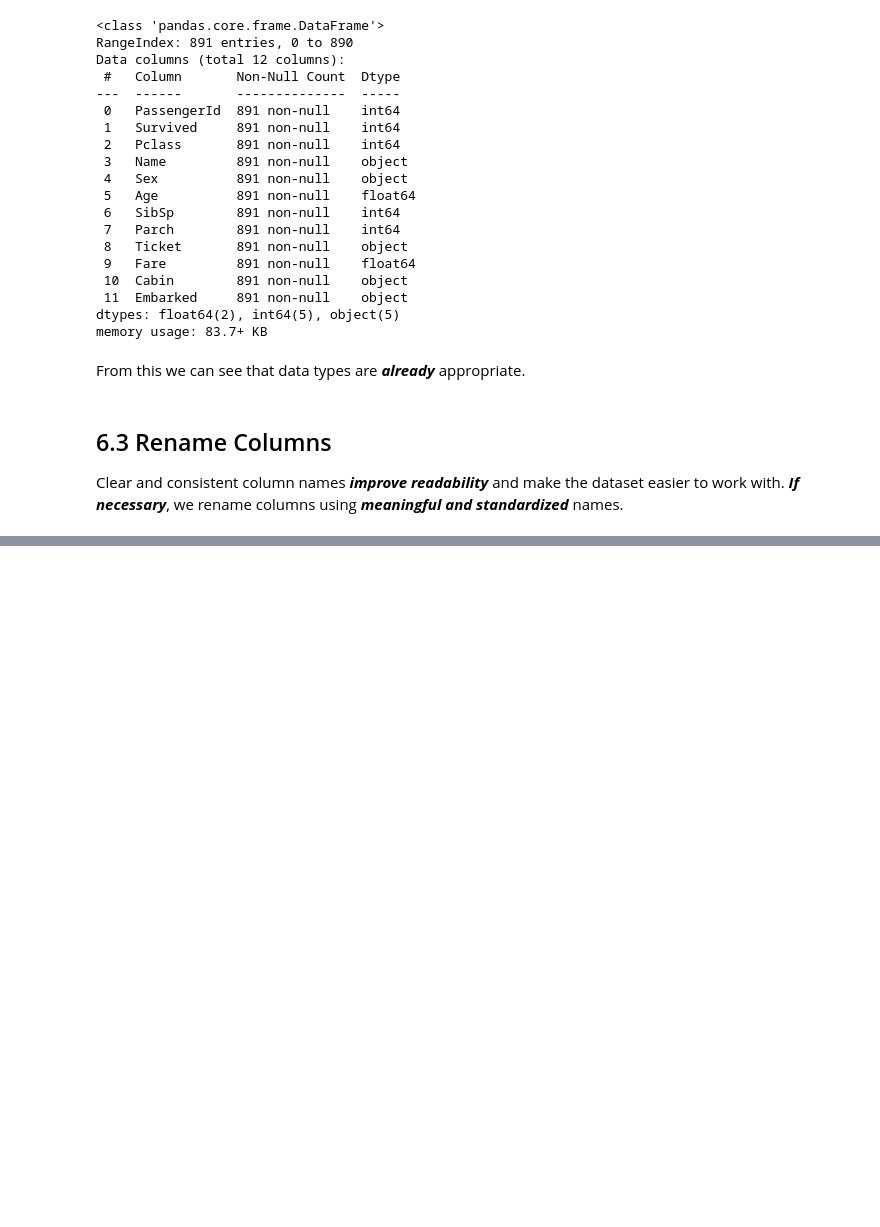
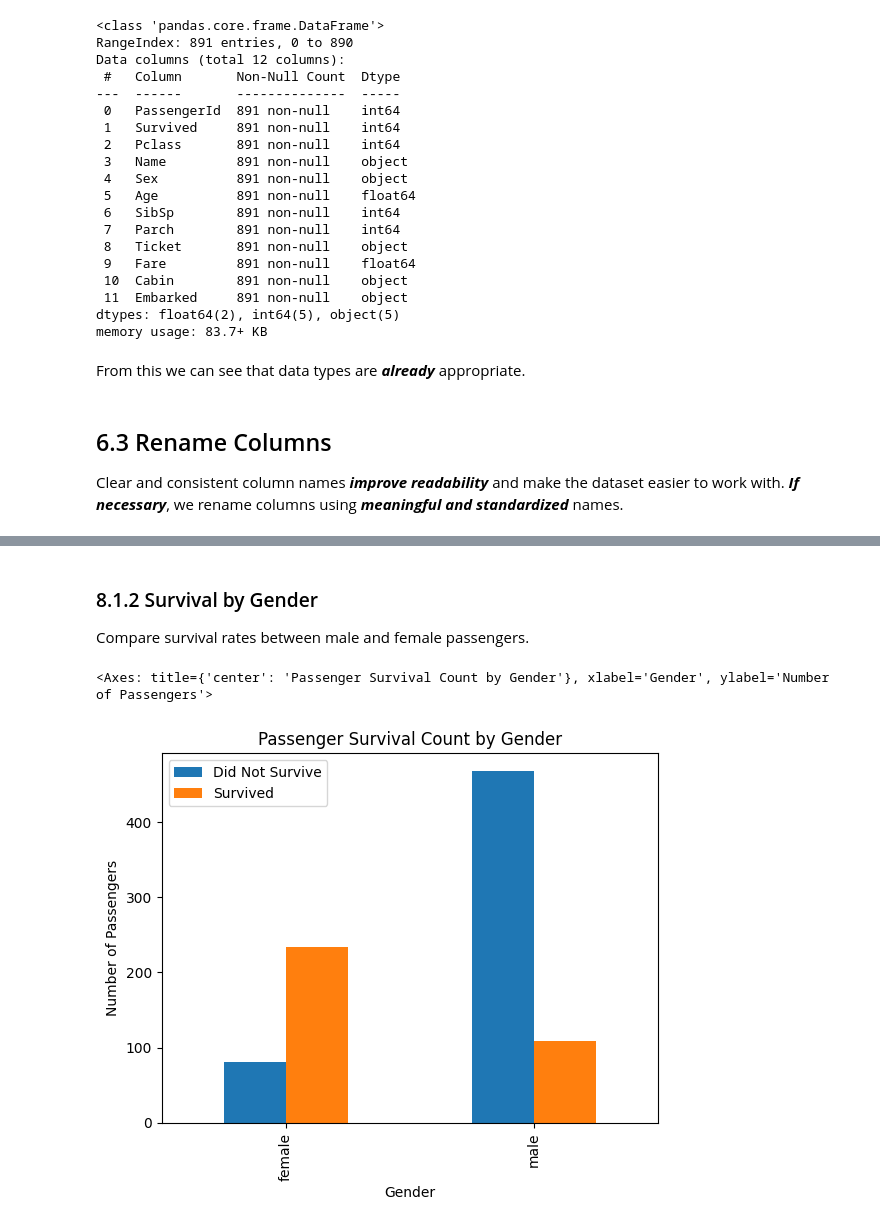
Before and after one commit to ahmedfakhar747/pandas-for-data-science, a Jupyter notebook: pandas_project_ai_dataset_preprocessing_and_eda.ipynb, the cells around one changed output, grey strips where cells are left out. Cells and saved outputs as stored; diff of their text form; code cells hidden in the pictures; blank space fills up the shorter version.

```diff
--- a/pandas_project_ai_dataset_preprocessing_and_eda.ipynb
+++ b/pandas_project_ai_dataset_preprocessing_and_eda.ipynb
@@ -336,0 +370,3 @@ Clear and consistent column names ***improve readability*** and make the dataset
+# %%
+df["Family_Size"] = df["Siblings_Spouses"] + df["Parents_Children"] + 1
+df
@@ -336,0 +473,20 @@ Clear and consistent column names ***improve readability*** and make the dataset
+# %% [markdown]
+### 8.1.2 Survival by Gender
+Compare survival rates between male and female passengers.
+# %%
+gen_survived = (
+    df.groupby("Gender").Survived
+      .value_counts()
+      .unstack()
+)
+
+gen_survived.columns = ["Did Not Survive", "Survived"]
+
+gen_survived.plot.bar(
+    title="Passenger Survival Count by Gender",
+    xlabel="Gender",
+    ylabel="Number of Passengers",
+)
+# %% [output]
+<Axes: title={'center': 'Passenger Survival Count by Gender'}, xlabel='Gender', ylabel='Number of Passengers'>
+[figure, added]
```
Also changed, not shown: parts of 32 cells of this notebook.
